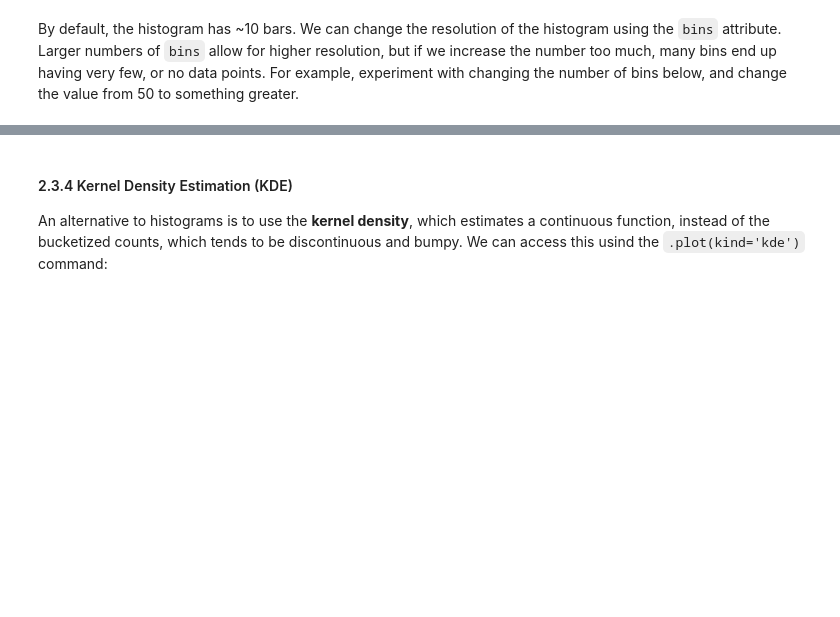
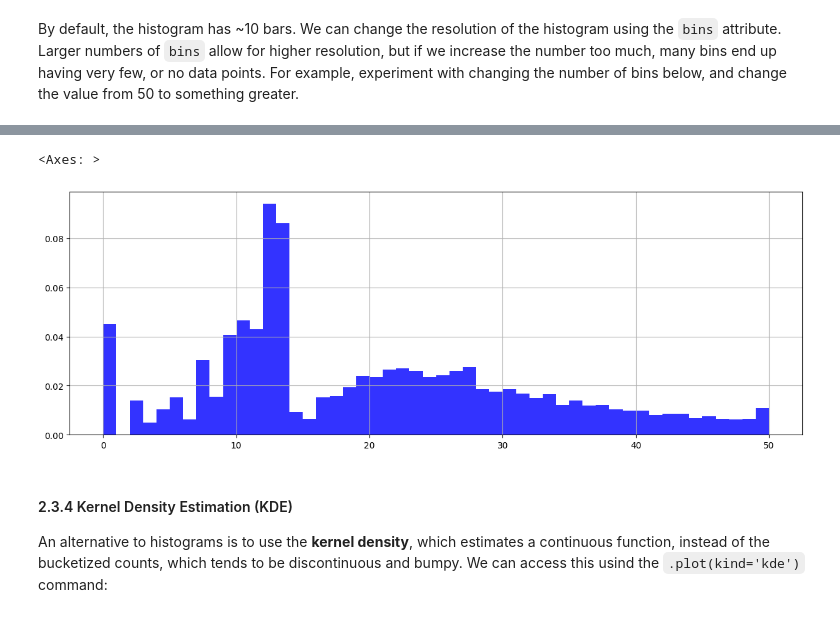
Before and after one commit to dianakorka/dmml2021, a Jupyter notebook: week3/EDA_and_Data_visualization.ipynb, the cells around one changed output, grey strips where cells are left out. Cells and saved outputs as stored; diff of their text form; code cells hidden in the pictures; blank space fills up the shorter version.

```diff
--- a/week3/EDA_and_Data_visualization.ipynb
+++ b/week3/EDA_and_Data_visualization.ipynb
@@ -67,7 +72,7 @@ restaurants = pd.read_csv(url,
                           encoding='utf_8',
                           dtype = 'unicode',
                           parse_dates = True,
-                          infer_datetime_format = True,
+                          #infer_datetime_format = True, deprecated use pd.to_datetime instead
                           low_memory=False)
 
 # Let's take a look at the first 5 rows of the dataframe
@@ -128,3 +235,14 @@ restaurants.SCORE.hist(bins=50, # use 50 bars
+# %%
+restaurants.SCORE.hist(bins=50, # use 50 bars
+                          range=(0,50), # x-axis from 0 to 50
+                          density=True,  # show normalized count (density=True), or raw counts (density= False)
+                          figsize=(15,5), # controls the size of the plot
+                          alpha=0.8, # make the plot 20% transparent
+                          color='blue' # change color
+                         )
+# %% [output]
+<Axes: >
+[figure, added]
 # %% [markdown]
 #### 2.3.4 Kernel Density Estimation (KDE)
 
```
Also changed, not shown: parts of 23 cells of this notebook.
